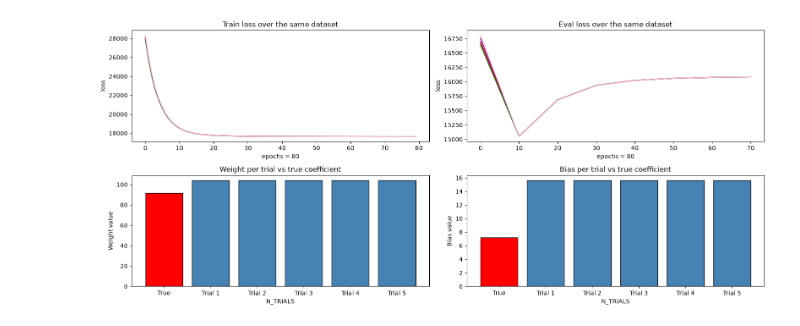
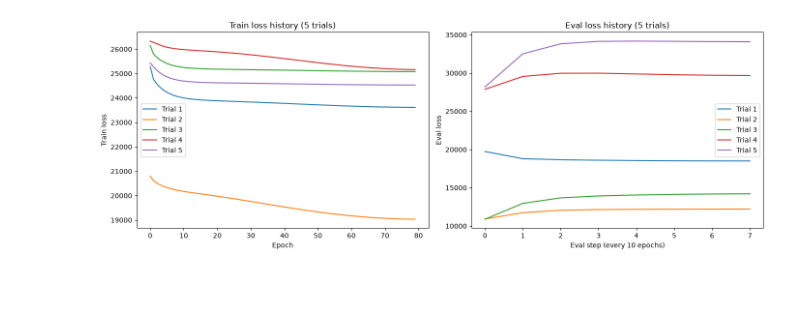
Before and after one commit to cecinuga/thorcino, a Jupyter notebook: examples/linear_regression/regularization/DL2/main.ipynb, the cells around one changed output. Saved outputs shown, nothing was run; the diff lists cells and outputs as text; code cells hidden in the pictures; blank space fills up the shorter version.

```diff
--- a/examples/linear_regression/regularization/DL2/main.ipynb
+++ b/examples/linear_regression/regularization/DL2/main.ipynb
@@ -70,18 +65,25 @@ We will also plot the training and validation loss curves to visualize the perfo
 # %%
-"""Training over the same sample for N_TRIALS, for compute the mean loss."""
+"""Training over N_TRIALS independent noisy realizations of the same signal f(x), at the same fixed NOISE level, one trainer fitting each, to observe how weights and biases vary with a high variance dataset."""
 
+from core.training.trainer import Trainer
 from examples.linear_regression.helpers.train import create_trainer, fit_model
 
 EPOCHS = 80
+N_TRIALS = 5
 EVAL_STEP = 10
-N_TRIALS = 5
 MAX_LR, MIN_LR = 1e-2, 1e-4
+IN_FEATURE, OUT_FEATURE = 1, 1
 
-trainers = [create_trainer(1, 1, MIN_LR, MAX_LR, EPOCHS) for _ in range(N_TRIALS)]
+repeats = generate_noise_dataset(f, N_TRIALS, SAMPLE_SIZE, NOISE, MIN, MAX, SEED)
+tr, te = split_dataset(repeats, split_ratio=0.9, axis=1)
 
-assert len(trainers) == N_TRIALS
-for i, trainer in zip(range(N_TRIALS), trainers):
-    fit_model(trainer, tr_dataloader, te_dataloader, EPOCHS, EVAL_STEP)
+fitted_trainers:list[Trainer] = []
+
+for sample_tr, sample_te in zip(tr, te):
+    loader_tr, loader_te = preprocess_dataloader(sample_tr, sample_te, BATCH_SIZE)
+    trainer = create_trainer(IN_FEATURE, OUT_FEATURE, MIN_LR, MAX_LR, EPOCHS)
+    fit_model(trainer, loader_tr, loader_te, EPOCHS, EVAL_STEP)
+    fitted_trainers.append(trainer)
 # %% [markdown]
 ## Loss history and weights interpretation
 
@@ -89,49 +91,53 @@ The loss history are plotted for each trial on the same graph, train and evaluat
 # %%
 import matplotlib.pyplot as plt
 from examples.linear_regression.helpers.train import get_models_params
 
 
-train_loss_history = [trainer.train_loss for trainer in trainers]
-eval_loss_history = [trainer.eval_loss for trainer in trainers]
-params_history = get_models_params([trainer.model for trainer in trainers])
-
+params_history = get_models_params([trainer.model for trainer in fitted_trainers])
 weights_history = np.array([p[0].flatten()[0] for p in params_history])
 bias_history = np.array([p[1].flatten()[0] for p in params_history])
 
-fig, ((train_ax, eval_ax), (weights_ax, bias_ax)) = plt.subplots(2, 2, figsize=(16, 7))
+fig, (ax_train, ax_eval) = plt.subplots(1, 2, figsize=(14, 5))
 
-colors = ['blue', 'red', 'green', 'purple', 'pink']
-assert len(colors) == len(train_loss_history)
+for i, trainer in enumerate(fitted_trainers):
+    ax_train.plot(trainer.train_loss, label=f"Trial {i+1}")
+ax_train.set_xlabel("Epoch")
+ax_train.set_ylabel("Train loss")
+ax_train.set_title(f"Train loss history ({N_TRIALS} trials)")
+ax_train.legend()
 
-train_ax.set_title("Train loss over the same dataset")
-train_ax.set_ylabel(f"loss")
-train_ax.set_xlabel(f"epochs = {EPOCHS}")
-for loss, color in zip(train_loss_history, colors):
-    train_ax.plot(range(EPOCHS), loss, color=color)
-
-eval_ax.set_title("Eval loss over the same dataset")
-eval_ax.set_ylabel(f"loss")
-eval_ax.set_xlabel(f"epochs = {EPOCHS}")
-for loss, color in zip(eval_loss_history, colors):
-    eval_ax.plot(range(0, EPOCHS, EVAL_STEP), loss, color=color)
-
-trial_ticks = range(N_TRIALS + 1)
-trial_labels = ["True"] + [f"Trial {i + 1}" for i in range(N_TRIALS)]
-bar_colors = ["red"] + ["steelblue"] * N_TRIALS
-
-weights_ax.bar(trial_ticks, [true_coefs[0], *weights_history], color=bar_colors, edgecolor="black")
-weights_ax.set_xticks(trial_ticks, trial_labels)
-weights_ax.set_title("Weight per trial vs true coefficient")
-weights_ax.set_xlabel("N_TRIALS")
-weights_ax.set_ylabel("Weight value")
-
-bias_ax.bar(trial_ticks, [BIAS, *bias_history], color=bar_colors, edgecolor="black")
-bias_ax.set_xticks(trial_ticks, trial_labels)
-bias_ax.set_title("Bias per trial vs true coefficient")
-bias_ax.set_xlabel("N_TRIALS")
-bias_ax.set_ylabel("Bias value")
+for i, trainer in enumerate(fitted_trainers):
+    ax_eval.plot(trainer.eval_loss, label=f"Trial {i+1}")
+ax_eval.set_xlabel(f"Eval step (every {EVAL_STEP} epochs)")
+ax_eval.set_ylabel("Eval loss")
+ax_eval.set_title(f"Eval loss history ({N_TRIALS} trials)")
+ax_eval.legend()
 
 fig.tight_layout()
 plt.show()
+
+trials = np.arange(1, N_TRIALS + 1)
+
+fig, (ax_w, ax_b) = plt.subplots(1, 2, figsize=(10, 5))
+
+ax_w.bar(trials, weights_history)
+ax_w.axhline(SLOPE, color="black", linestyle="dashed", label="True weight")
+ax_w.set_xticks(trials)
+ax_w.set_xlabel("N_TRIALS")
+ax_w.set_ylabel("Value")
+ax_w.set_title(f"Learned weight across {N_TRIALS} trials")
+ax_w.legend()
+
+ax_b.bar(trials, bias_history)
+ax_b.axhline(INTERCEPT, color="black", linestyle="dashed", label="True bias")
+ax_b.set_xticks(trials)
+ax_b.set_xlabel("N_TRIALS")
+ax_b.set_ylabel("Value")
+ax_b.set_title(f"Learned bias across {N_TRIALS} trials")
+ax_b.legend()
+
+fig.suptitle(f"Weights & biases across {N_TRIALS} trials")
+fig.tight_layout()
+plt.show()
 # %% [output]
-[figure, old version]
+[figure, new version]
```
Also changed, not shown: parts of 8 cells of this notebook.
